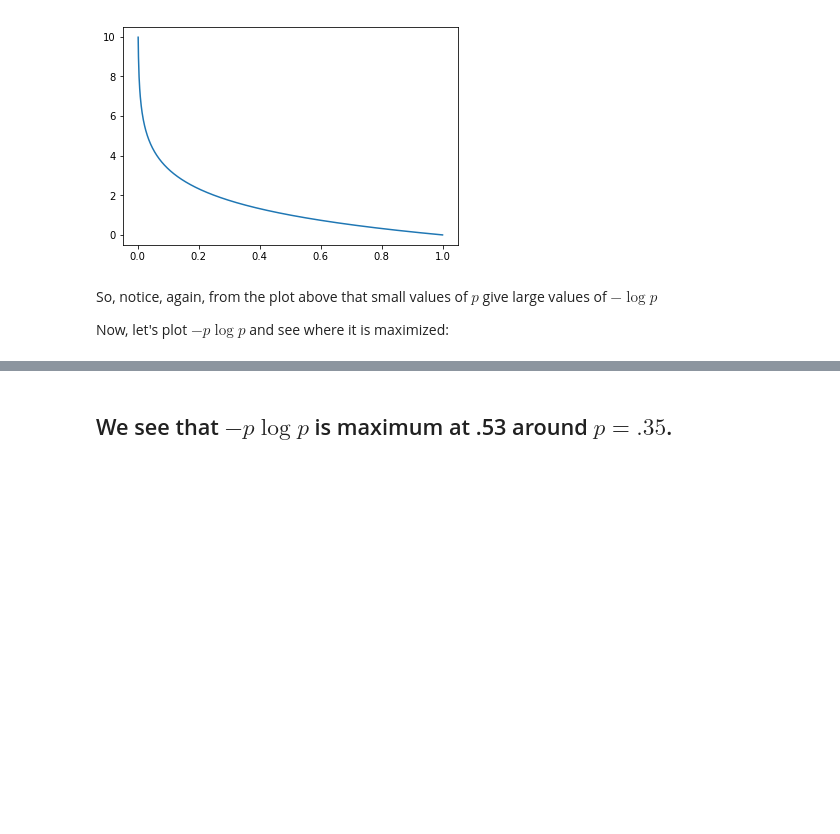
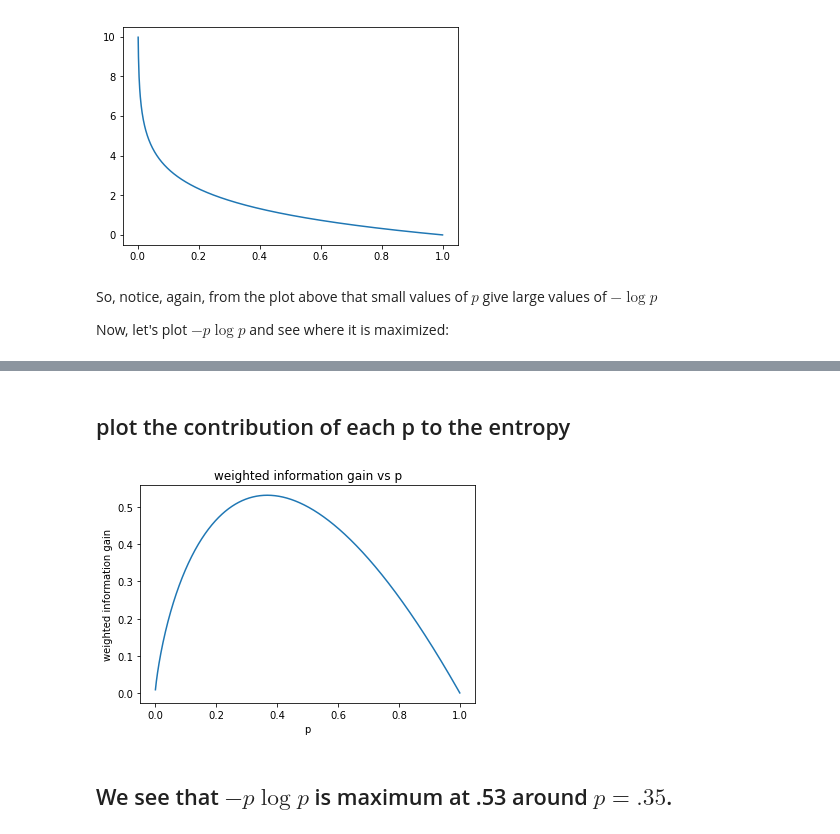
Before and after one commit to galenwilkerson/statistical-mechanics, a Jupyter notebook: Entropy.ipynb, the cells around one changed output, grey strips where cells are left out. Saved outputs shown, nothing was run; the diff lists cells and outputs as text; code cells hidden in the pictures; blank space fills up the shorter version.

```diff
--- a/Entropy.ipynb
+++ b/Entropy.ipynb
@@ -53,3 +69,12 @@ plt.xlabel('p');
+# %% [markdown]
+## plot the contribution of each p to the entropy
+# %%
+plt.plot(p, - p * np.log2(p));
+plt.title('weighted information gain vs p');
+plt.ylabel('weighted information gain')
+plt.xlabel('p');
+# %% [output]
+[figure, added]
 # %% [markdown]
 ## We see that $- p \log p$ is maximum at .53 around $p = .35$.
 # %%
```
Also changed, not shown: parts of 3 cells of this notebook, 1 other file.
